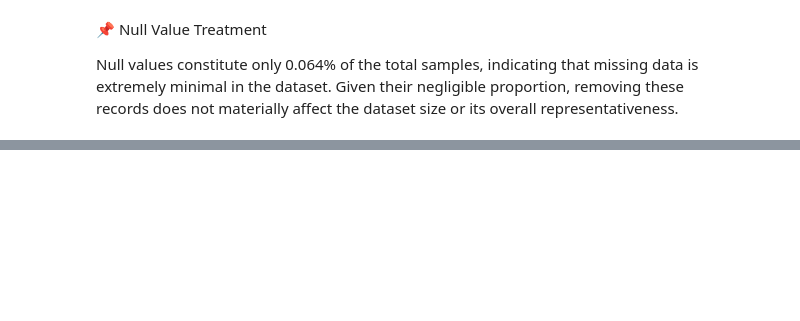
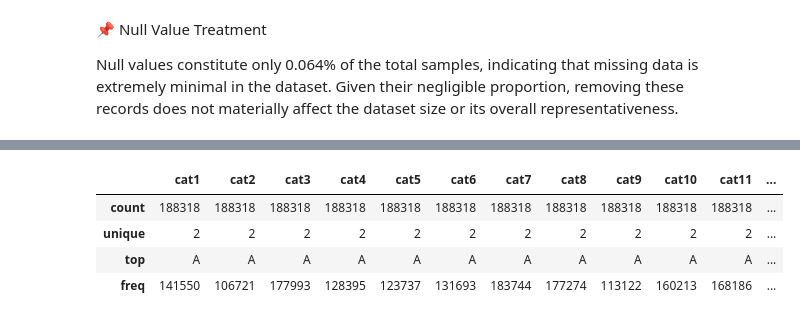
Before and after one commit to Aryan-Kaisth/Tail_Risk_Modeling_of_Insurance_Claim_Severity, a Jupyter notebook: notebooks/data_cleaning.ipynb, the cells around one changed output, grey strips where cells are left out. Cells and saved outputs as stored; diff of their text form; code cells hidden in the pictures; blank space fills up the shorter version.

```diff
--- a/notebooks/data_cleaning.ipynb
+++ b/notebooks/data_cleaning.ipynb
@@ -91,0 +110,12 @@ Null values constitute only 0.064% of the total samples, indicating that missing
+# %%
+# storing our cleaned data on new dataframe
+df_clean = df.dropna(axis=0, ignore_index=True).drop('id', axis=1)
+# %%
+# Summary of Cleaned Dataset: Categorical Only
+df_clean.describe(include='O')
+# %% [output]
+|  | cat1 | cat2 | cat3 | cat4 | cat5 | cat6 | cat7 | cat8 | cat9 | cat10 | cat11 | ... |
+| count | 188318 | 188318 | 188318 | 188318 | 188318 | 188318 | 188318 | 188318 | 188318 | 188318 | 188318 | ... |
+| unique | 2 | 2 | 2 | 2 | 2 | 2 | 2 | 2 | 2 | 2 | 2 | ... |
+| top | A | A | A | A | A | A | A | A | A | A | A | ... |
+| freq | 141550 | 106721 | 177993 | 128395 | 123737 | 131693 | 183744 | 177274 | 113122 | 160213 | 168186 | ... |
```
Also changed, not shown: parts of 5 cells of this notebook.
